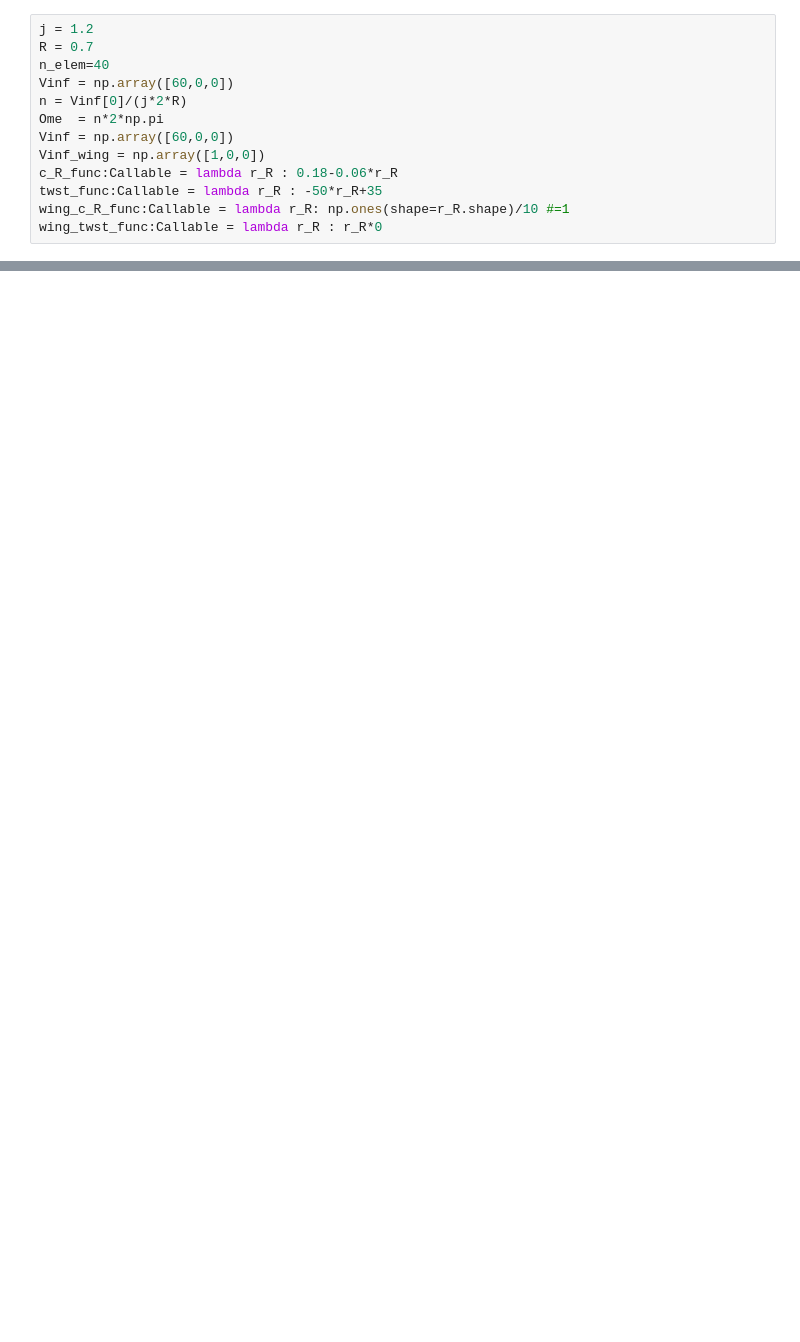
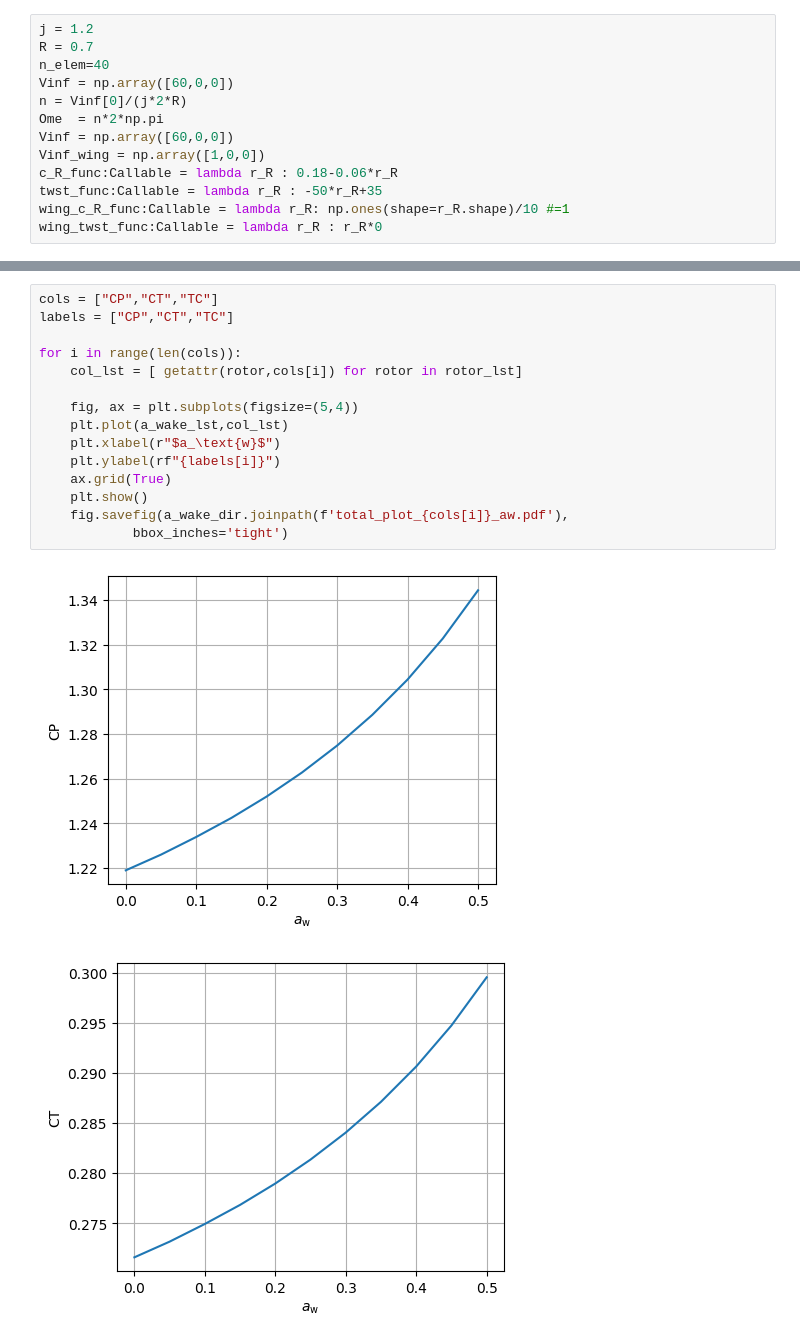
Before and after one commit to NeoStellarator/AE4135_RWA_assignments, a Jupyter notebook: 2_LLM/convection_speed.ipynb, the cells around one changed output, grey strips where cells are left out. Drawn from its saved outputs; the diff is of its cells as text; blank space fills up the shorter version.

```diff
--- a/2_LLM/convection_speed.ipynb
+++ b/2_LLM/convection_speed.ipynb
@@ -66,0 +80,18 @@ plt.legend()
+# %%
+cols = ["CP","CT","TC"]
+labels = ["CP","CT","TC"]
+
+for i in range(len(cols)):
+    col_lst = [ getattr(rotor,cols[i]) for rotor in rotor_lst]
+
+    fig, ax = plt.subplots(figsize=(5,4))
+    plt.plot(a_wake_lst,col_lst)
+    plt.xlabel(r"$a_\text{w}$")
+    plt.ylabel(rf"{labels[i]}")
+    ax.grid(True)
+    plt.show()
+    fig.savefig(a_wake_dir.joinpath(f'total_plot_{cols[i]}_aw.pdf'),
+            bbox_inches='tight')
+# %% [output]
+[figure, added]
+[figure, added]
```
Also changed, not shown: parts of 4 cells of this notebook, 24 other files.
